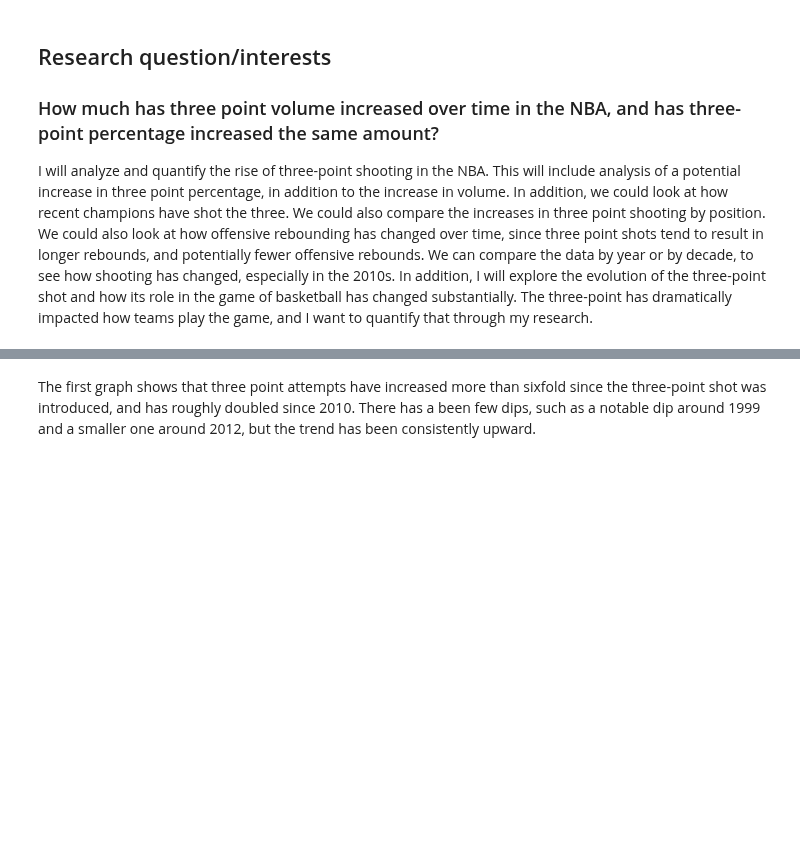
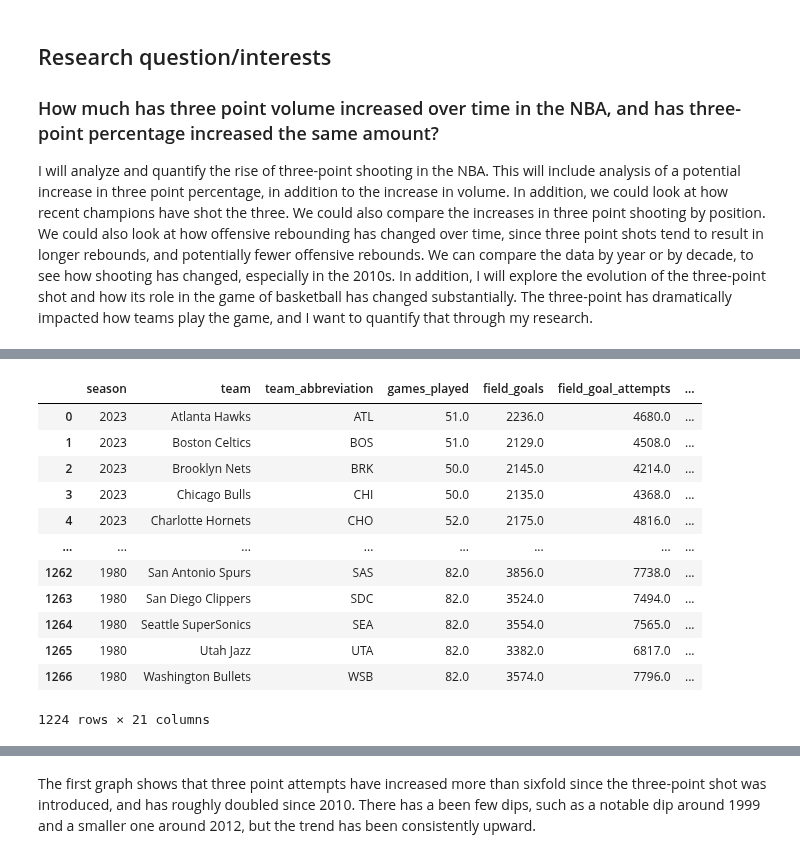
Before and after one commit to ubco-W2022T2-data301/project-group-group-23, a Jupyter notebook: analysis/analysis2.ipynb, the cells around one changed output, grey strips where cells are left out. Cells and saved outputs as stored; diff of their text form; code cells hidden in the pictures; blank space fills up the shorter version.

```diff
--- a/analysis/analysis2.ipynb
+++ b/analysis/analysis2.ipynb
@@ -23,3 +23,19 @@ ImportError: cannot import name 'project_functions2' from 'code' (C:\Users\tateb
+# %%
+df
+# %% [output]
+|  | season | team | team_abbreviation | games_played | field_goals | field_goal_attempts | ... |
+| 0 | 2023 | Atlanta Hawks | ATL | 51.0 | 2236.0 | 4680.0 | ... |
+| 1 | 2023 | Boston Celtics | BOS | 51.0 | 2129.0 | 4508.0 | ... |
+| 2 | 2023 | Brooklyn Nets | BRK | 50.0 | 2145.0 | 4214.0 | ... |
+| 3 | 2023 | Chicago Bulls | CHI | 50.0 | 2135.0 | 4368.0 | ... |
+| 4 | 2023 | Charlotte Hornets | CHO | 52.0 | 2175.0 | 4816.0 | ... |
+| ... | ... | ... | ... | ... | ... | ... | ... |
+| 1262 | 1980 | San Antonio Spurs | SAS | 82.0 | 3856.0 | 7738.0 | ... |
+| 1263 | 1980 | San Diego Clippers | SDC | 82.0 | 3524.0 | 7494.0 | ... |
+| 1264 | 1980 | Seattle SuperSonics | SEA | 82.0 | 3554.0 | 7565.0 | ... |
+| 1265 | 1980 | Utah Jazz | UTA | 82.0 | 3382.0 | 6817.0 | ... |
+| 1266 | 1980 | Washington Bullets | WSB | 82.0 | 3574.0 | 7796.0 | ... |
+1224 rows × 21 columns
 # %%
 # Set plot size
 plt.figure(figsize=(10,6))
```
Also changed, not shown: parts of 4 cells of this notebook, 1 other file.
